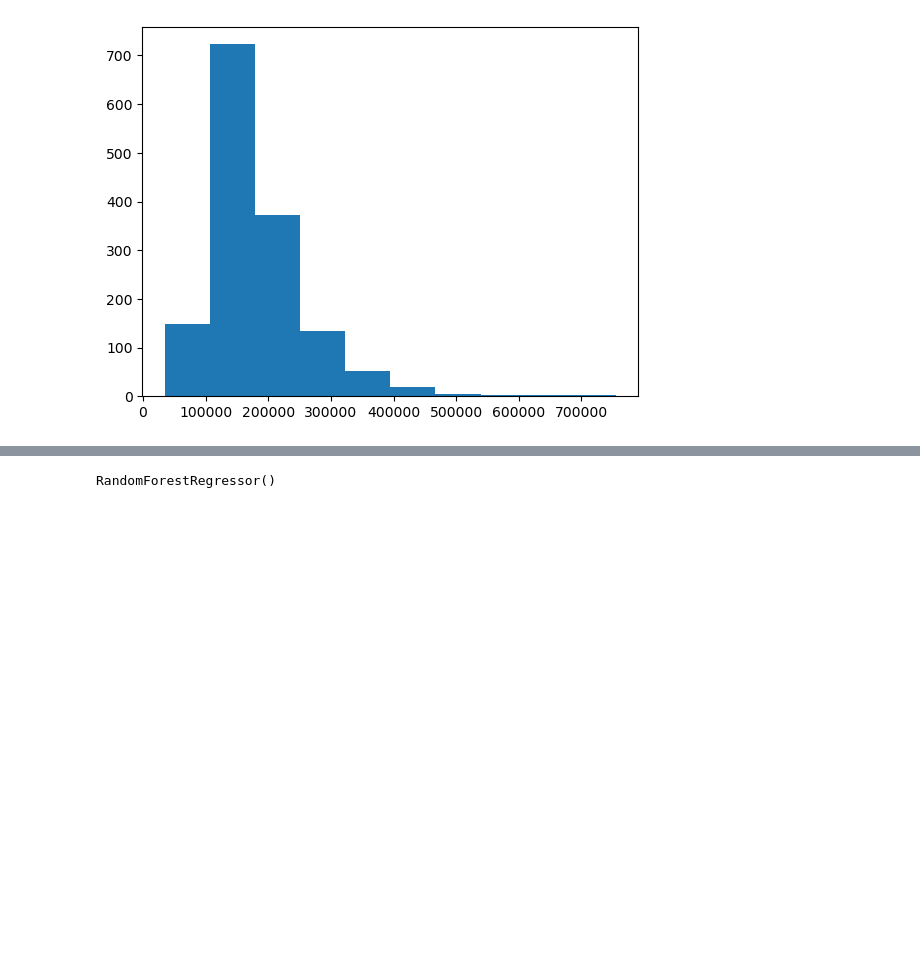
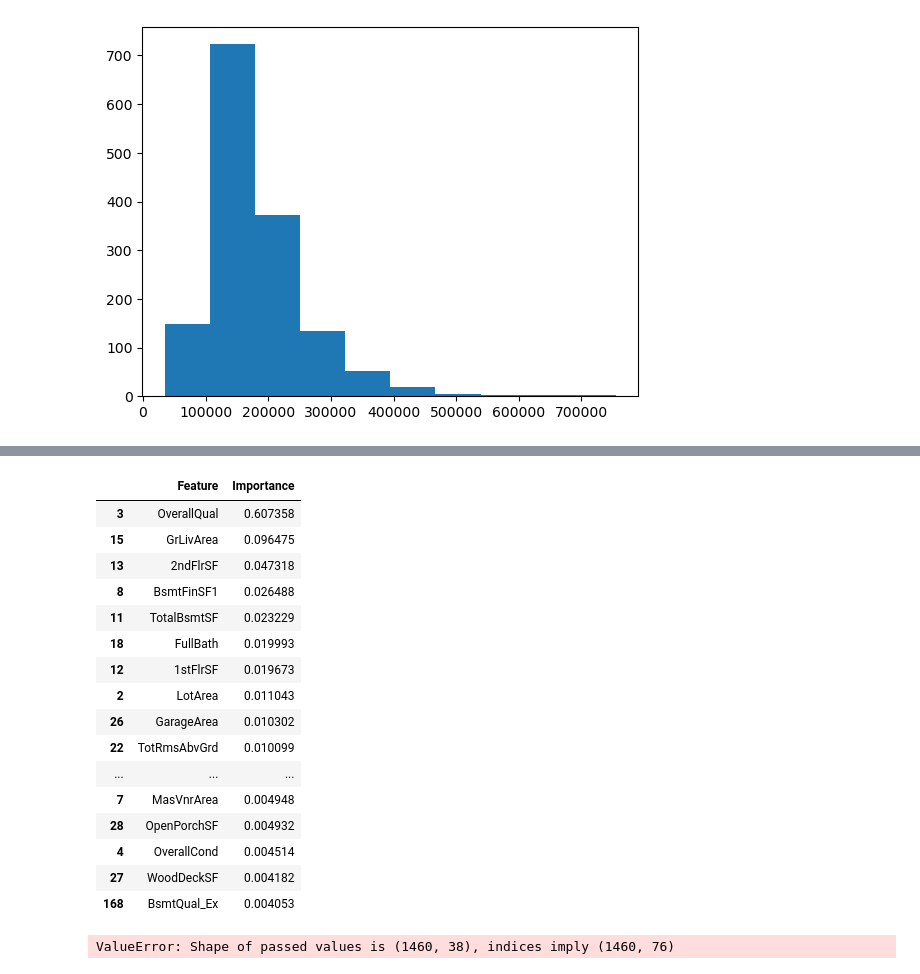
Before and after one commit to MaureenMbugua/House-price-prediction, a Jupyter notebook: House pred main notebook-2.ipynb, the cells around one changed output, grey strips where cells are left out. Cells and saved outputs as stored; diff of their text form; code cells hidden in the pictures; blank space fills up the shorter version.

```diff
--- a/House pred main notebook-2.ipynb
+++ b/House pred main notebook-2.ipynb
@@ -135,6 +137,6 @@ Index(['Alley', 'MasVnrType', 'PoolQC', 'Fence', 'MiscFeature'], dtype='object')
 # %% [markdown]
 We want to drop this columns since they do not have enough data.  **Its important that we take note of the dropped columns, just in case we need to reference them for anything. also ask ourselves how relevant would these have been to prediction and why is the most likely reason as to why this info wasnt collcted effectively--reccomendations?** -this document contains a log of all dropped columns
 # %%
-df1 = df.drop(columns=['Alley', 'MasVnrType', 'PoolQC', 'Fence', 'MiscFeature'])
+df1 = df.drop(columns=['Alley', 'MasVnrType', 'FireplaceQu', 'PoolQC', 'Fence', 'MiscFeature'])
 df1.shape
 # %% [output]
@@ -202,0 +197,2 @@ Let's first quickly fit a random forest regressor to extract feature importance
+# %%
+df1_nul=df1.dropna()
@@ -202,0 +203,24 @@ Let's first quickly fit a random forest regressor to extract feature importance
+# %%
+# Encode categorical variables
+df_encoded = pd.get_dummies(df1_nul)
+
+# Define X and y
+X = df_encoded.drop(columns=['SalePrice', 'Id'])  # Features
+y = df_encoded['SalePrice']  # Target
+
+# Train a random forest regressor to get feature importances
+model = RandomForestRegressor()
+model.fit(X, y)
+
+# Get feature importances
+importances = model.feature_importances_
+
+# Combine feature names and their importances into a DataFrame
+feature_importance_df = pd.DataFrame({
+    'Feature': X.columns,
+    'Importance': importances
+})
+
+# Sort by importance
+feature_importance_df = feature_importance_df.sort_values(by='Importance', ascending=False)
+print(feature_importance_df)
@@ -203,20 +242,37 @@ Let's first quickly fit a random forest regressor to extract feature importance
+# %%
+feature_importance_df.head(20)
+# %% [output]
+|  | Feature | Importance |
+| 3 | OverallQual | 0.607358 |
+| 15 | GrLivArea | 0.096475 |
+| 13 | 2ndFlrSF | 0.047318 |
+| 8 | BsmtFinSF1 | 0.026488 |
+| 11 | TotalBsmtSF | 0.023229 |
+| 18 | FullBath | 0.019993 |
+| 12 | 1stFlrSF | 0.019673 |
+| 2 | LotArea | 0.011043 |
+| 26 | GarageArea | 0.010302 |
+| 22 | TotRmsAbvGrd | 0.010099 |
+| ... | ... | ... |
+| 7 | MasVnrArea | 0.004948 |
+| 28 | OpenPorchSF | 0.004932 |
+| 4 | OverallCond | 0.004514 |
+| 27 | WoodDeckSF | 0.004182 |
+| 168 | BsmtQual_Ex | 0.004053 |
 # %%
-from sklearn.ensemble import RandomForestRegressor
-from sklearn.preprocessing import OneHotEncoder
+from sklearn.impute import SimpleImputer
+
+# Handle missing values
+# Impute missing values in numerical columns
+numerical_imputer = SimpleImputer(strategy='mean')
+df_imputed= pd.DataFrame(numerical_imputer.fit_transform(df1.select_dtypes(include="number")), columns=df1.columns)
+
+# Impute missing values in categorical columns using 'most_frequent'
+categorical_imputer = SimpleImputer(strategy='most_frequent')
+df_imputed = pd.DataFrame(categorical_imputer.fit_transform(df1.select_dtypes(include="object")), columns=df1.columns)
 
 
-
-X_train = df1.drop(columns = ["SalePrice"])
-y_train = df1["SalePrice"]
-
-# Instantiate transformer
-ohe = OneHotEncoder(drop='first')
-# Fit transformer to data
-ohe.fit(X_train)
-# Transform data
-X_train = ohe.transform(X_train)
-
-rf = RandomForestRegressor()
-rf.fit(X_train, y_train)
+# Fit and transform the dataset
+#df_imputed = pd.DataFrame(imputer.fit_transform(df1), columns=df1.columns)
 # %% [output]
-RandomForestRegressor()
+ValueError: Shape of passed values is (1460, 38), indices imply (1460, 76)
```
Also changed, not shown: parts of 22 cells of this notebook.
